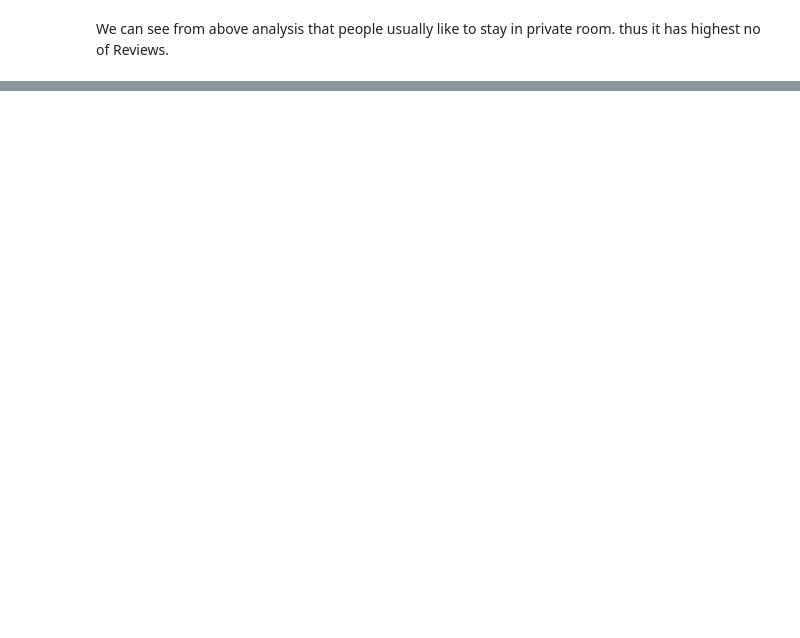
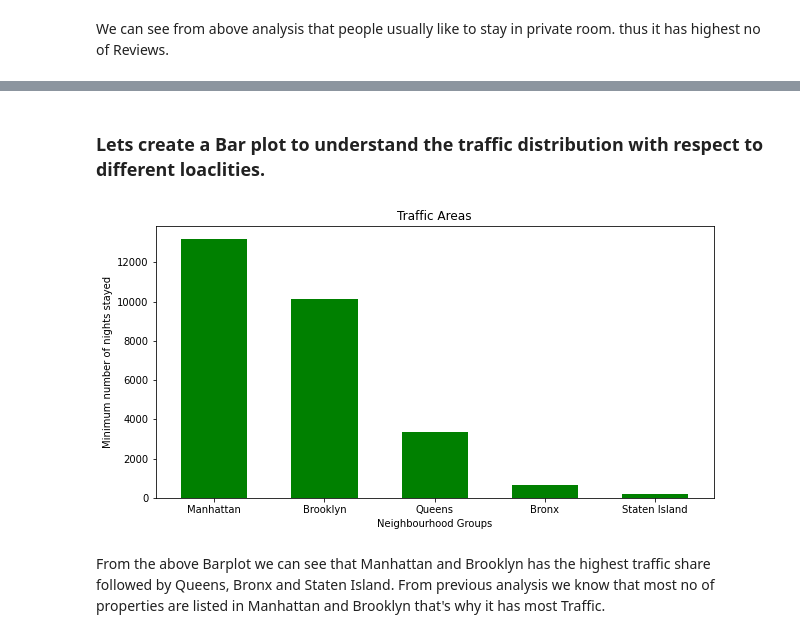
Before and after one commit to kamaluddin14/Airbnb-data-analysis, a Jupyter notebook: Copy_of_Airbnb_Bookings_Analysis_Kamaluddin_Capstone_Project.ipynb, the cells around one changed output, grey strips where cells are left out. Saved outputs shown, nothing was run; the diff lists cells and outputs as text; code cells hidden in the pictures; blank space fills up the shorter version.

```diff
--- a/Copy_of_Airbnb_Bookings_Analysis_Kamaluddin_Capstone_Project.ipynb
+++ b/Copy_of_Airbnb_Bookings_Analysis_Kamaluddin_Capstone_Project.ipynb
@@ -311,0 +384,5 @@ We can see from above analysis that people usually like to stay in  private room
+# %%
+# checking the traffic in different neighbourhood with room types
+traffic_areas = new_df.groupby(['neighbourhood_group','room_type'])['minimum_nights'].count().reset_index()
+traffic_areas = traffic_areas.sort_values(by='minimum_nights', ascending=False)
+traffic_areas
@@ -311,0 +406,20 @@ We can see from above analysis that people usually like to stay in  private room
+# %% [markdown]
+### Lets create a Bar plot to understand the traffic distribution with respect to different loaclities.
+# %%
+# defining variables
+room_type = traffic_areas['neighbourhood_group']
+stayed = traffic_areas['minimum_nights']
+
+fig = plt.figure(figsize = (10, 5))
+
+# creating the bar plot
+plt.bar(room_type, stayed, color ='green', width= 0.6)
+
+plt.xlabel("Neighbourhood Groups")
+plt.ylabel("Minimum number of nights stayed")
+plt.title("Traffic Areas")
+plt.show()
+# %% [output]
+[figure, added]
+# %% [markdown]
+From the above Barplot we can see that Manhattan and Brooklyn has the highest traffic share followed by Queens, Bronx and Staten Island. From previous analysis we know that most no of properties are listed in Manhattan and Brooklyn that's why it has most Traffic.
```
Also changed, not shown: parts of 16 cells of this notebook.
